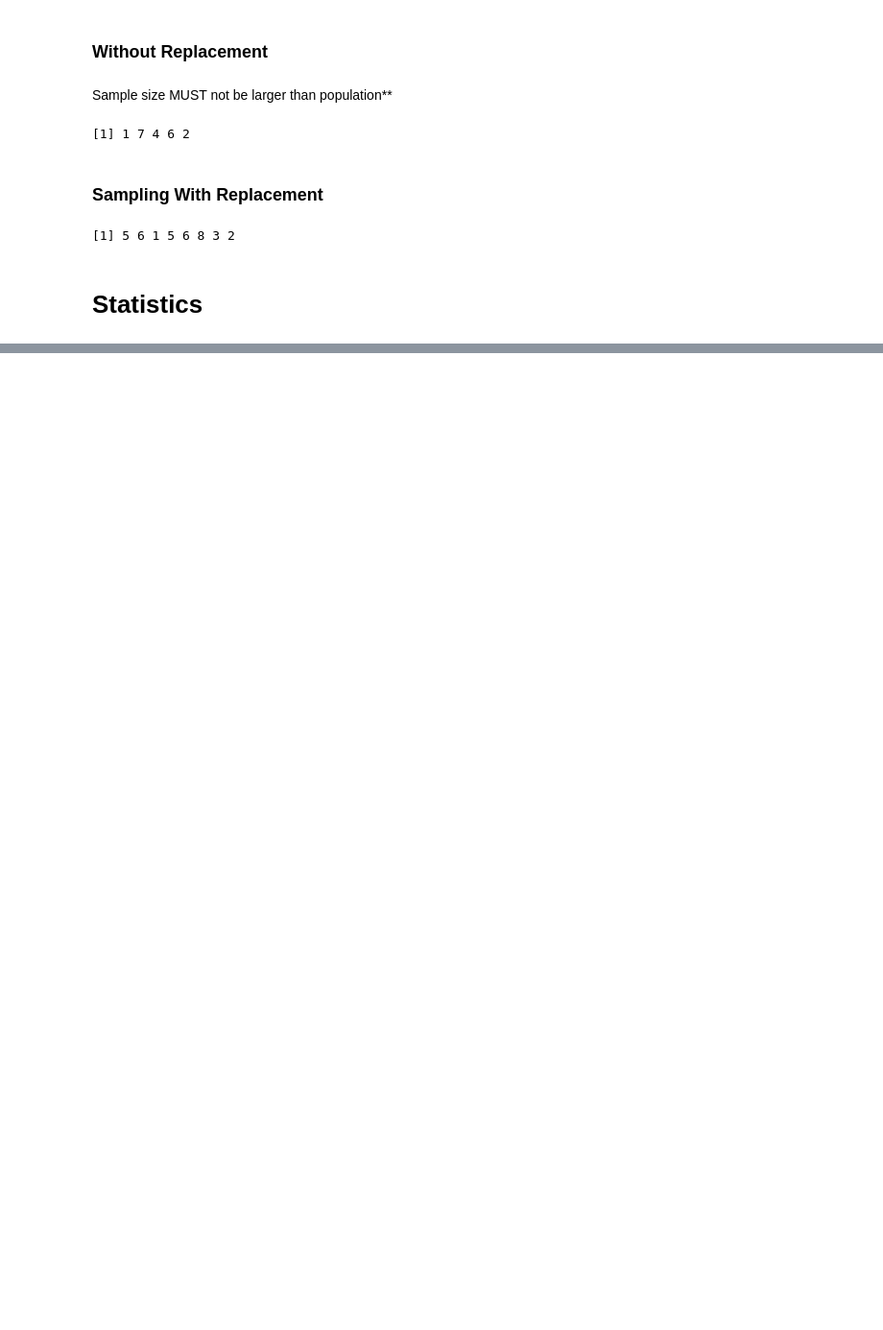
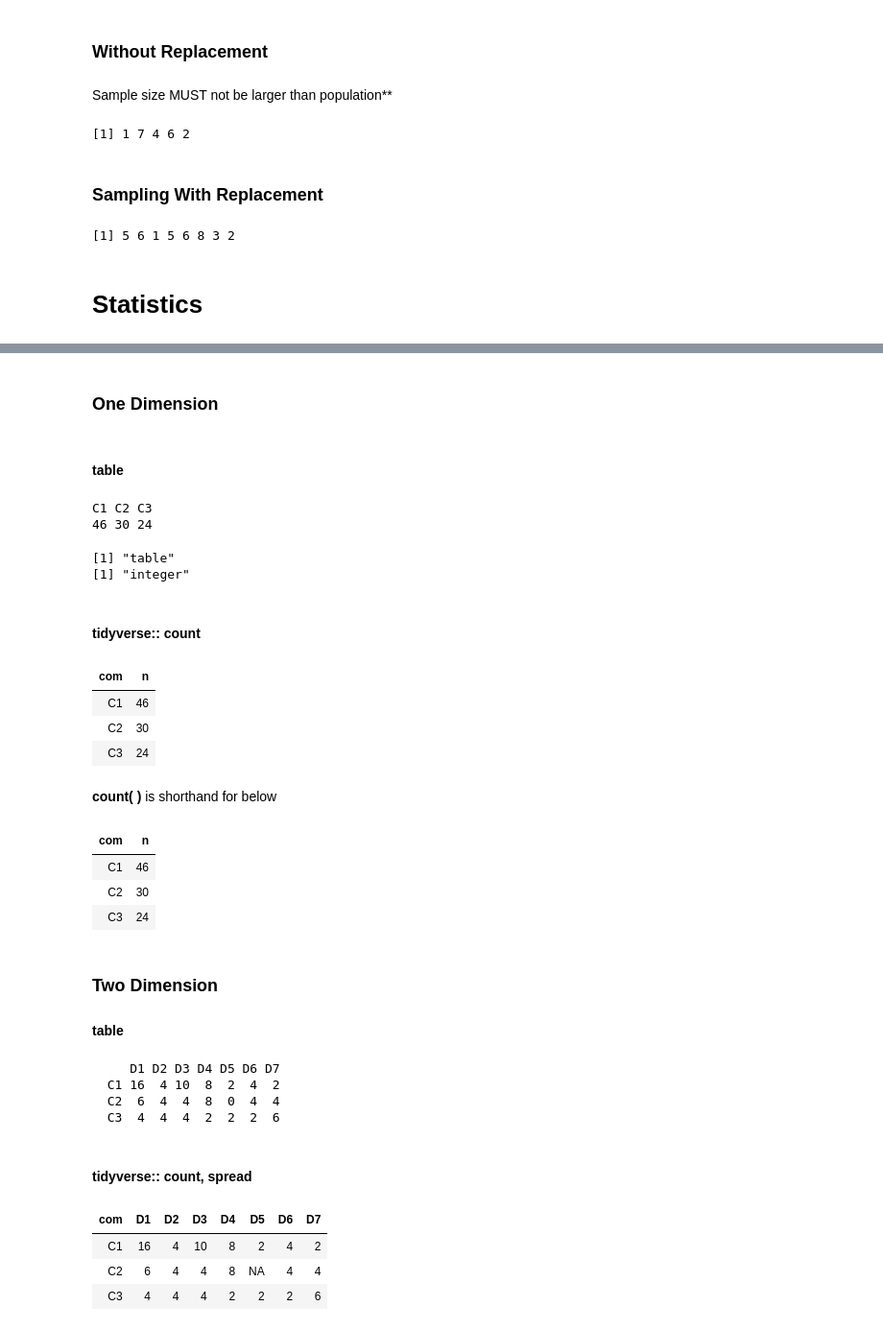
Before and after one commit to yongks/r_book, a Jupyter notebook: 01-fundamental.ipynb, the cells around one changed output, grey strips where cells are left out. Shown at 96% size. Saved outputs shown, nothing was run; the diff lists cells and outputs as text; code cells hidden in the pictures; blank space fills up the shorter version.

```diff
--- a/01-fundamental.ipynb
+++ b/01-fundamental.ipynb
@@ -1105,0 +1260,55 @@ summary( mtcars )
+# %% [markdown]
+### One Dimension
+# %% [markdown]
+#### table
+# %%
+t1 = table(my.df$com)
+print( t1 )
+# %% [output]
+C1 C2 C3
+46 30 24
+# %%
+print( class(t1)  )
+print( typeof(t1) )
+# %% [output]
+[1] "table"
+[1] "integer"
+# %% [markdown]
+#### tidyverse:: count
+# %%
+my.df %>% count(com)
+# %% [output]
+| com | n |
+| C1 | 46 |
+| C2 | 30 |
+| C3 | 24 |
+# %% [markdown]
+**count( )** is shorthand for below
+# %%
+my.df %>% group_by(com) %>%
+   summarize(n = n())
+# %% [output]
+| com | n |
+| C1 | 46 |
+| C2 | 30 |
+| C3 | 24 |
+# %% [markdown]
+### Two Dimension
+#### table
+# %%
+table(my.df$com, my.df$dep)
+# %% [output]
+     D1 D2 D3 D4 D5 D6 D7
+  C1 16  4 10  8  2  4  2
+  C2  6  4  4  8  0  4  4
+  C3  4  4  4  2  2  2  6
+# %% [markdown]
+#### tidyverse:: count, spread
+# %%
+my.df %>% count(com,dept) %>%
+   spread(key=dept, value=n)
+# %% [output]
+| com | D1 | D2 | D3 | D4 | D5 | D6 | D7 |
+| C1 | 16 | 4 | 10 | 8 | 2 | 4 | 2 |
+| C2 | 6 | 4 | 4 | 8 | NA | 4 | 4 |
+| C3 | 4 | 4 | 4 | 2 | 2 | 2 | 6 |
```
Also changed, not shown: parts of 96 cells of this notebook, 5 other files.
